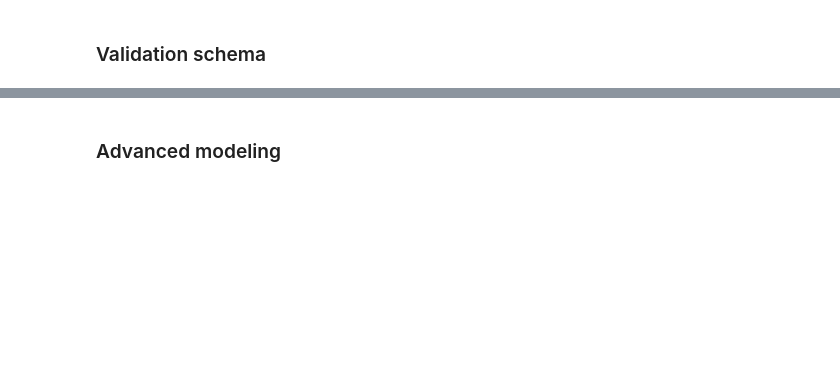
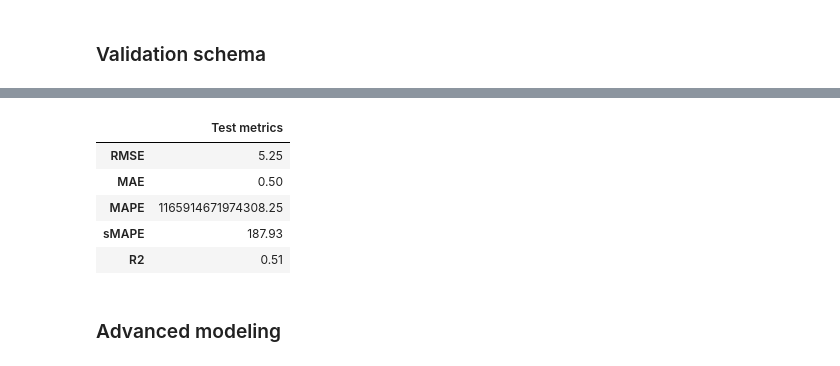
Before and after one commit to Yarmmax/DS_Intership, a Jupyter notebook: Advanced modeling.ipynb, the cells around one changed output, grey strips where cells are left out. Saved outputs shown, nothing was run; the diff lists cells and outputs as text; code cells hidden in the pictures; blank space fills up the shorter version.

```diff
--- a/Advanced modeling.ipynb
+++ b/Advanced modeling.ipynb
@@ -293,0 +399,10 @@ class Validation:
+# %%
+test_one_split = Validation(
+                 train_data=data['train_data'],
+                 submission_data=data['submission_data'],
+                 submission_example=data['submission_example'],
+                 n_splits=1,
+                 model = RandomForestRegressor(max_depth=1, n_estimators=1, random_state=42, n_jobs=-1),
+                 check_nans=True,
+                 dropna = True
+                )
@@ -294,3 +443,12 @@ class Validation:
+# %%
+test_one_split.validate(type="report")
+# %% [output]
+|  | Test metrics |
+| RMSE | 5.25 |
+| MAE | 0.50 |
+| MAPE | 1165914671974308.25 |
+| sMAPE | 187.93 |
+| R2 | 0.51 |
 # %% [markdown]
 ### Advanced modeling
 # %%
```
Also changed, not shown: parts of 16 cells of this notebook.
